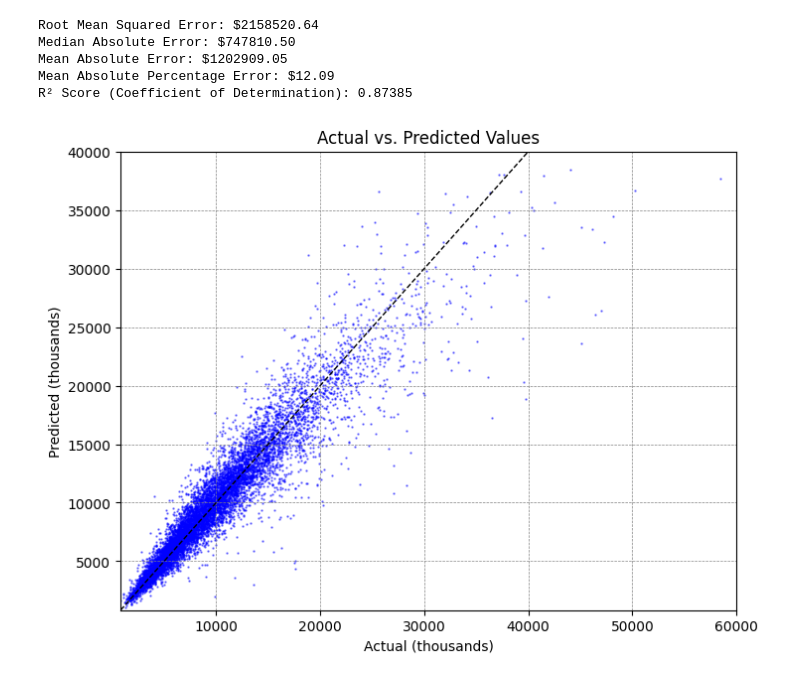
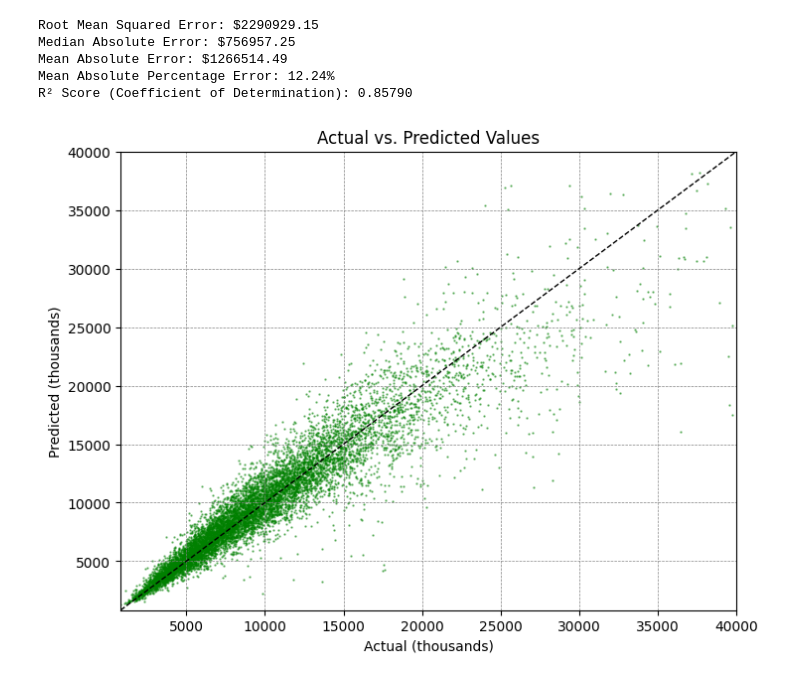
Before and after one commit to joshua-orndorff/Data-4999, a Jupyter notebook: gradient-boost-analysis.ipynb, the cells around one changed output. Drawn from its saved outputs; the diff is of its cells as text; code cells hidden in the pictures.

```diff
--- a/gradient-boost-analysis.ipynb
+++ b/gradient-boost-analysis.ipynb
@@ -98,25 +98,23 @@ from sklearn.model_selection import cross_val_score
 
 # Define XGBoost regressor and set hyperparameters
 xgb_model = xgb.XGBRegressor(
-    n_estimators=5000,
-    learning_rate=0.065,
-    max_depth=4,
+    n_estimators=1000,
+    learning_rate=0.085,
+    max_depth=3,
     min_child_weight=1,
     subsample=0.85,
     colsample_bytree=0.95,
     random_state=42,
-    eval_metric='mae',
-    objective='reg:squarederror',
-    early_stopping= 20,
+    eval_metric='rmse',
+    objective='reg:tweedie',
     gamma=0.15,              # Regularization parameter
-    reg_alpha=0.1,           # L1 regularization
-    reg_lambda=0.1          # L2 regularization
+    reg_alpha=0.19,           # L1 regularization
+    reg_lambda=0.09          # L2 regularization
 )
 
 # Train the model with progress printout and early stopping
 xgb_model.fit(
     X_train, y_train,
     eval_set=[(X_train, y_train), (X_test, y_test)],  # Evaluation set for tracking progress
-    verbose=True,  # Print progress
 )
 # %% [output]
@@ -173,38 +176,38 @@ mape = mean_absolute_percentage_error(y_test, y_pred)
 print("Root Mean Squared Error: ${:.2f}".format(rmse))
 print("Median Absolute Error: ${:.2f}".format(mdae))
 print("Mean Absolute Error: ${:.2f}".format(mae))
-print("Mean Absolute Percentage Error: ${:.2f}".format(mape))
+print("Mean Absolute Percentage Error: {:.2f}%".format(mape))
 print("R² Score (Coefficient of Determination): {:.5f}".format(r2))
 # %% [output]
-Root Mean Squared Error: $2158520.64
-Median Absolute Error: $747810.50
-Mean Absolute Error: $1202909.05
-Mean Absolute Percentage Error: $12.09
-R² Score (Coefficient of Determination): 0.87385
+Root Mean Squared Error: $2290929.15
+Median Absolute Error: $756957.25
+Mean Absolute Error: $1266514.49
+Mean Absolute Percentage Error: 12.24%
+R² Score (Coefficient of Determination): 0.85790
 # %%
 import matplotlib.pyplot as plt
 
 # Convert values to thousands
 y_test_thousands = y_test / 1000
 y_pred_thousands = y_pred / 1000
 
 plt.figure(figsize=(8, 6))
-plt.scatter(y_test_thousands, y_pred_thousands, color='blue', alpha=0.5, s=0.5)  # Scatter plot of actual vs. predicted values with smaller point size
+plt.scatter(y_test_thousands, y_pred_thousands, color='green', alpha=0.5, s=0.5)
 plt.plot([y_test_thousands.min(), y_test_thousands.max()], [y_test_thousands.min(), y_test_thousands.max()], 'k--', lw=1)  # Plot the diagonal line
 plt.xlabel('Actual (thousands)')
 plt.ylabel('Predicted (thousands)')
 plt.title('Actual vs. Predicted Values')
 
 # Set axis limits to show the actual values
-plt.xlim(left=y_test_thousands.min(), right=60000)
+plt.xlim(left=y_test_thousands.min(), right=40000)
 plt.ylim(bottom=y_test_thousands.min(), top=40000)
 
 # Add light gridlines
 plt.grid(color='gray', linestyle='--', linewidth=0.5)
 
 plt.show()
 # %% [output]
-[figure, old version]
+[figure, new version]
 # %%
 # Get feature importances based on gain
 feature_importances_gain = xgb_model.get_booster().get_score()
```
Also changed, not shown: parts of 4 cells of this notebook.
